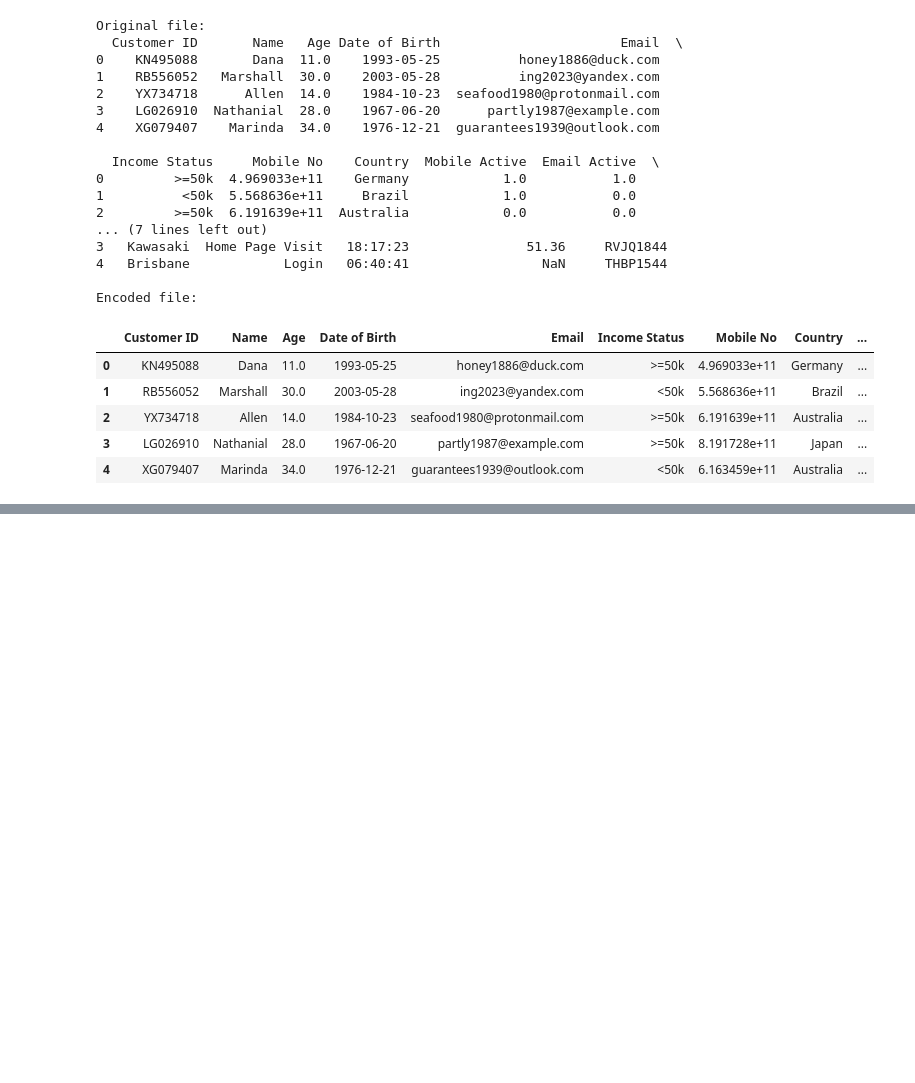
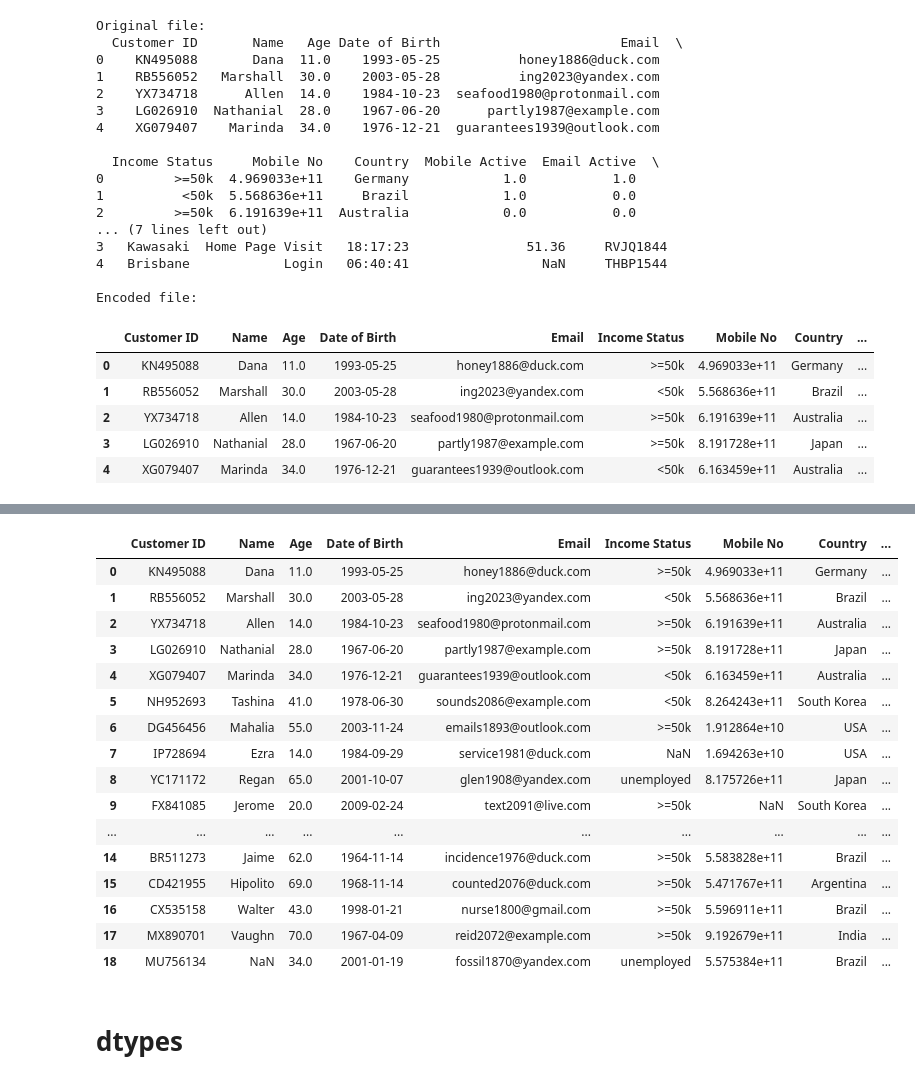
Before and after one commit to harzrawat/Internship_practice, a Jupyter notebook: my_practice/100ML/csv/my_try.ipynb, the cells around one changed output, grey strips where cells are left out. Drawn from its saved outputs; the diff is of its cells as text; code cells hidden in the pictures; blank space fills up the shorter version.

```diff
--- a/my_practice/100ML/csv/my_try.ipynb
+++ b/my_practice/100ML/csv/my_try.ipynb
@@ -229,0 +261,23 @@ Encoded file:
+# %%
+import pandas as pd
+pd.read_csv('bad_data.csv',sep=',',encoding='utf-8',on_bad_lines='skip')
+# %% [output]
+|  | Customer ID | Name | Age | Date of Birth | Email | Income Status | Mobile No | Country | ... |
+| 0 | KN495088 | Dana | 11.0 | 1993-05-25 | honey1886@duck.com | >=50k | 4.969033e+11 | Germany | ... |
+| 1 | RB556052 | Marshall | 30.0 | 2003-05-28 | ing2023@yandex.com | <50k | 5.568636e+11 | Brazil | ... |
+| 2 | YX734718 | Allen | 14.0 | 1984-10-23 | seafood1980@protonmail.com | >=50k | 6.191639e+11 | Australia | ... |
+| 3 | LG026910 | Nathanial | 28.0 | 1967-06-20 | partly1987@example.com | >=50k | 8.191728e+11 | Japan | ... |
+| 4 | XG079407 | Marinda | 34.0 | 1976-12-21 | guarantees1939@outlook.com | <50k | 6.163459e+11 | Australia | ... |
+| 5 | NH952693 | Tashina | 41.0 | 1978-06-30 | sounds2086@example.com | <50k | 8.264243e+11 | South Korea | ... |
+| 6 | DG456456 | Mahalia | 55.0 | 2003-11-24 | emails1893@outlook.com | >=50k | 1.912864e+10 | USA | ... |
+| 7 | IP728694 | Ezra | 14.0 | 1984-09-29 | service1981@duck.com | NaN | 1.694263e+10 | USA | ... |
+| 8 | YC171172 | Regan | 65.0 | 2001-10-07 | glen1908@yandex.com | unemployed | 8.175726e+11 | Japan | ... |
+| 9 | FX841085 | Jerome | 20.0 | 2009-02-24 | text2091@live.com | >=50k | NaN | South Korea | ... |
+| ... | ... | ... | ... | ... | ... | ... | ... | ... | ... |
+| 14 | BR511273 | Jaime | 62.0 | 1964-11-14 | incidence1976@duck.com | >=50k | 5.583828e+11 | Brazil | ... |
+| 15 | CD421955 | Hipolito | 69.0 | 1968-11-14 | counted2076@duck.com | >=50k | 5.471767e+11 | Argentina | ... |
+| 16 | CX535158 | Walter | 43.0 | 1998-01-21 | nurse1800@gmail.com | >=50k | 5.596911e+11 | Brazil | ... |
+| 17 | MX890701 | Vaughn | 70.0 | 1967-04-09 | reid2072@example.com | >=50k | 9.192679e+11 | India | ... |
+| 18 | MU756134 | NaN | 34.0 | 2001-01-19 | fossil1870@yandex.com | unemployed | 5.575384e+11 | Brazil | ... |
+# %% [markdown]
+# dtypes
```
Also changed, not shown: parts of 14 cells of this notebook, 2 other files.
